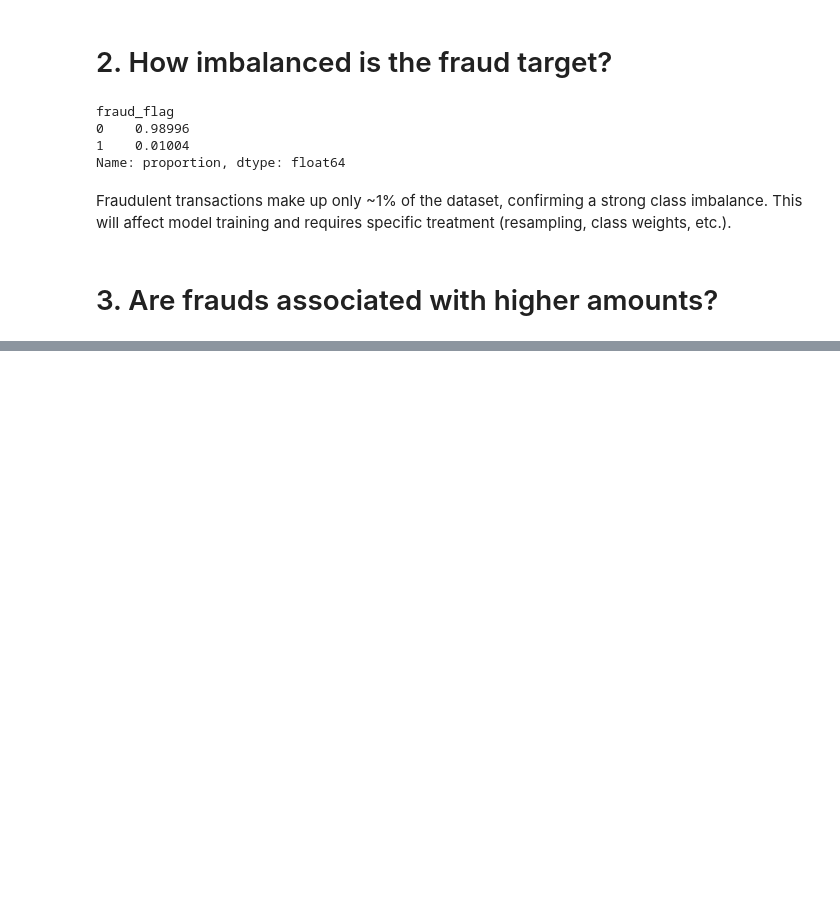
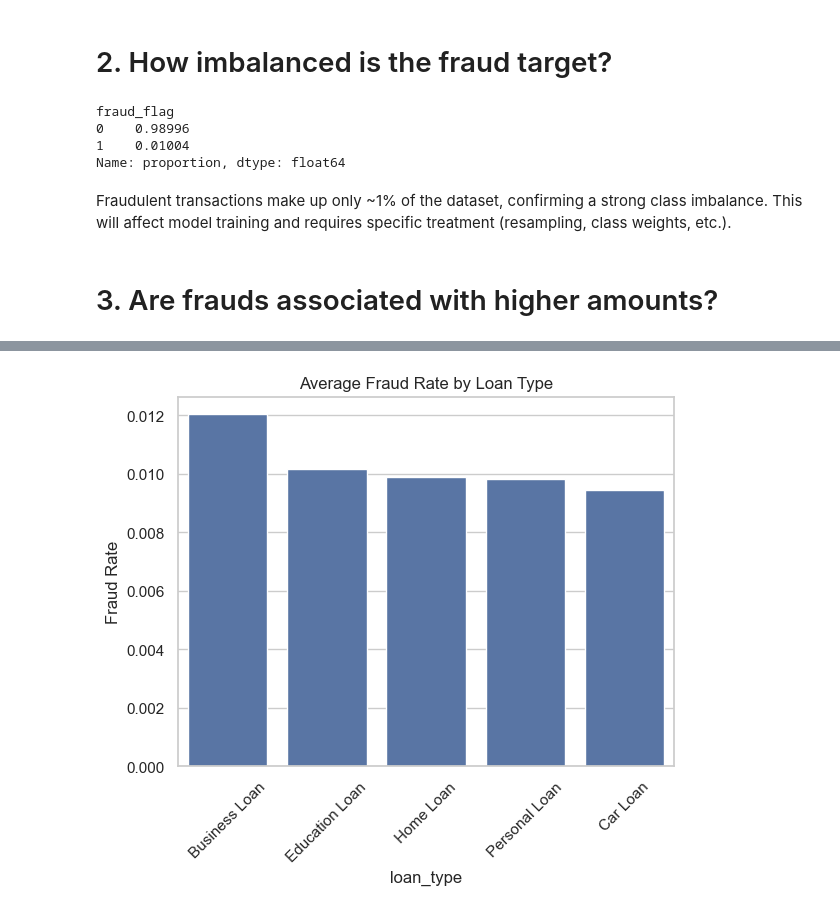
Before and after one commit to yabichara/loan-fraud-detection, a Jupyter notebook: notebooks/01_eda.ipynb, the cells around one changed output, grey strips where cells are left out. Drawn from its saved outputs; the diff is of its cells as text; code cells hidden in the pictures; blank space fills up the shorter version.

```diff
--- a/notebooks/01_eda.ipynb
+++ b/notebooks/01_eda.ipynb
@@ -74,0 +212,6 @@ Fraudulent transactions make up only ~1% of the dataset, confirming a strong cla
+# %%
+# Merge on customer_id
+merged_df = pd.merge(df_transaction, df_loan, on='customer_id', how='left')
+
+# Preview merged data
+display(merged_df.head())
@@ -74,0 +226,14 @@ Fraudulent transactions make up only ~1% of the dataset, confirming a strong cla
+# %%
+# Drop duplicate or redundant fraud_flag from loan
+merged_df = merged_df.drop(columns=['fraud_flag_y'])
+merged_df = merged_df.rename(columns={'fraud_flag_x': 'fraud_flag'})
+# %%
+fraud_by_loan_type = merged_df.groupby('loan_type')['fraud_flag'].mean().sort_values(ascending=False)
+
+sns.barplot(x=fraud_by_loan_type.index, y=fraud_by_loan_type.values)
+plt.title("Average Fraud Rate by Loan Type")
+plt.ylabel("Fraud Rate")
+plt.xticks(rotation=45)
+plt.show()
+# %% [output]
+[figure, added]
```
Also changed, not shown: parts of 22 cells of this notebook.
